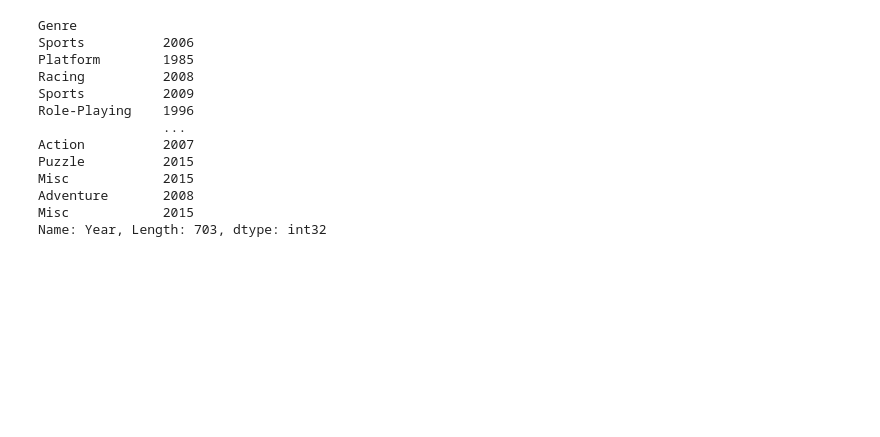
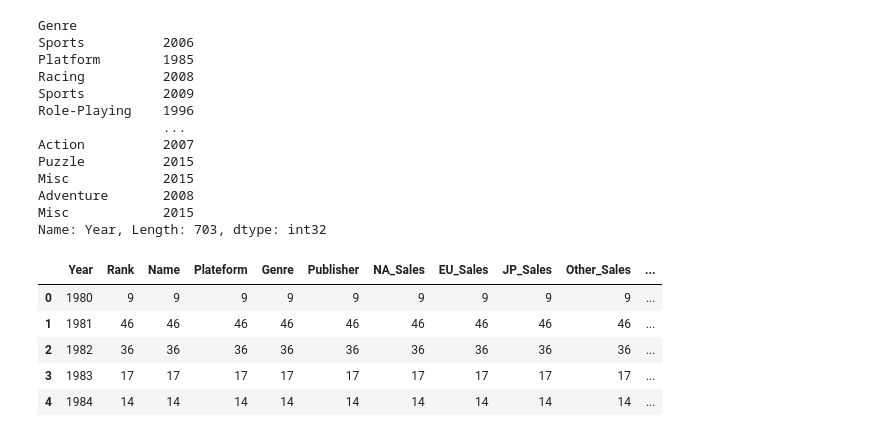
Before and after one commit to neyy01/Video_Game_Analysis, a Jupyter notebook: notebook.ipynb, the cells around one changed output. Saved outputs shown, nothing was run; the diff lists cells and outputs as text; code cells hidden in the pictures; blank space fills up the shorter version.

```diff
--- a/notebook.ipynb
+++ b/notebook.ipynb
@@ -257,3 +258,15 @@ Misc            2015
 Adventure       2008
 Misc            2015
 Name: Year, Length: 703, dtype: int32
+# %%
+df = Video_Games
+# %%
+data = df[df['Year'] != 0].groupby('Year', as_index=False).count()
+data.head()
+# %% [output]
+|  | Year | Rank | Name | Plateform | Genre | Publisher | NA_Sales | EU_Sales | JP_Sales | Other_Sales | ... |
+| 0 | 1980 | 9 | 9 | 9 | 9 | 9 | 9 | 9 | 9 | 9 | ... |
+| 1 | 1981 | 46 | 46 | 46 | 46 | 46 | 46 | 46 | 46 | 46 | ... |
+| 2 | 1982 | 36 | 36 | 36 | 36 | 36 | 36 | 36 | 36 | 36 | ... |
+| 3 | 1983 | 17 | 17 | 17 | 17 | 17 | 17 | 17 | 17 | 17 | ... |
+| 4 | 1984 | 14 | 14 | 14 | 14 | 14 | 14 | 14 | 14 | 14 | ... |
```
Also changed, not shown: parts of 4 cells of this notebook, 1 other file.
